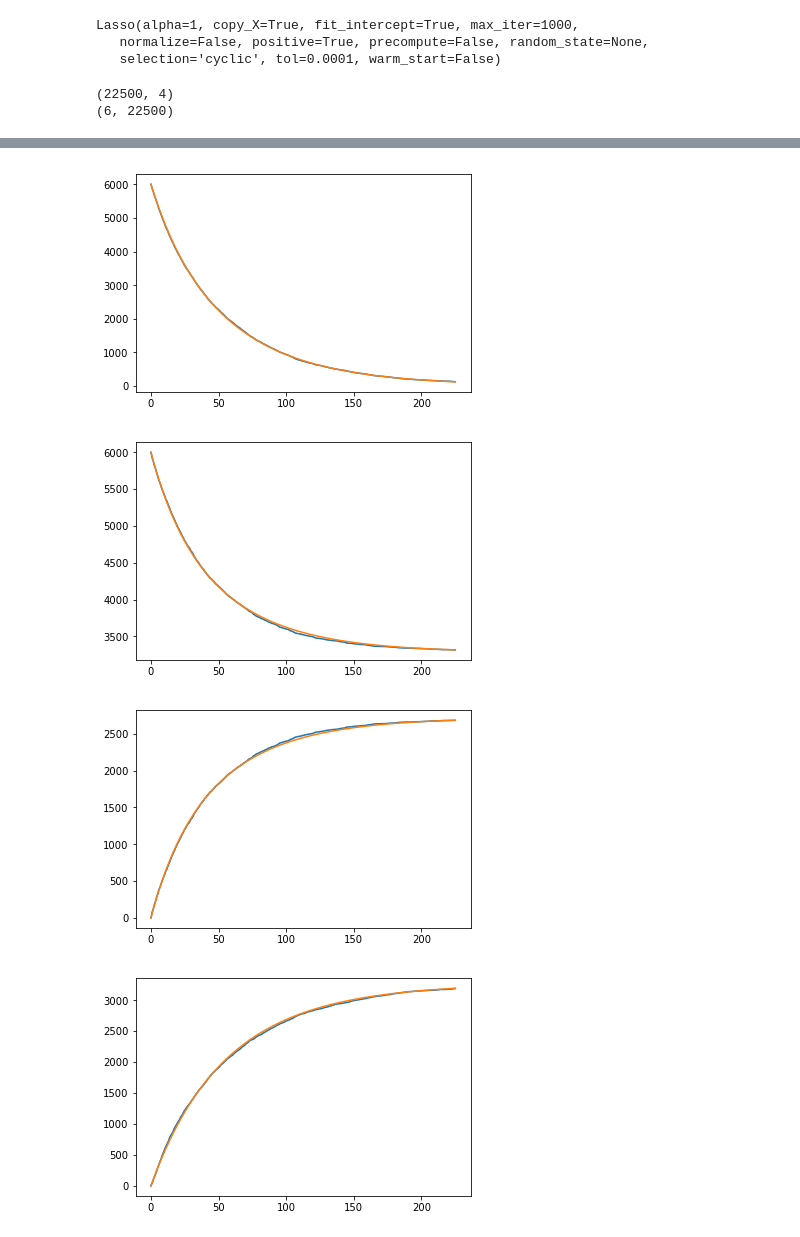
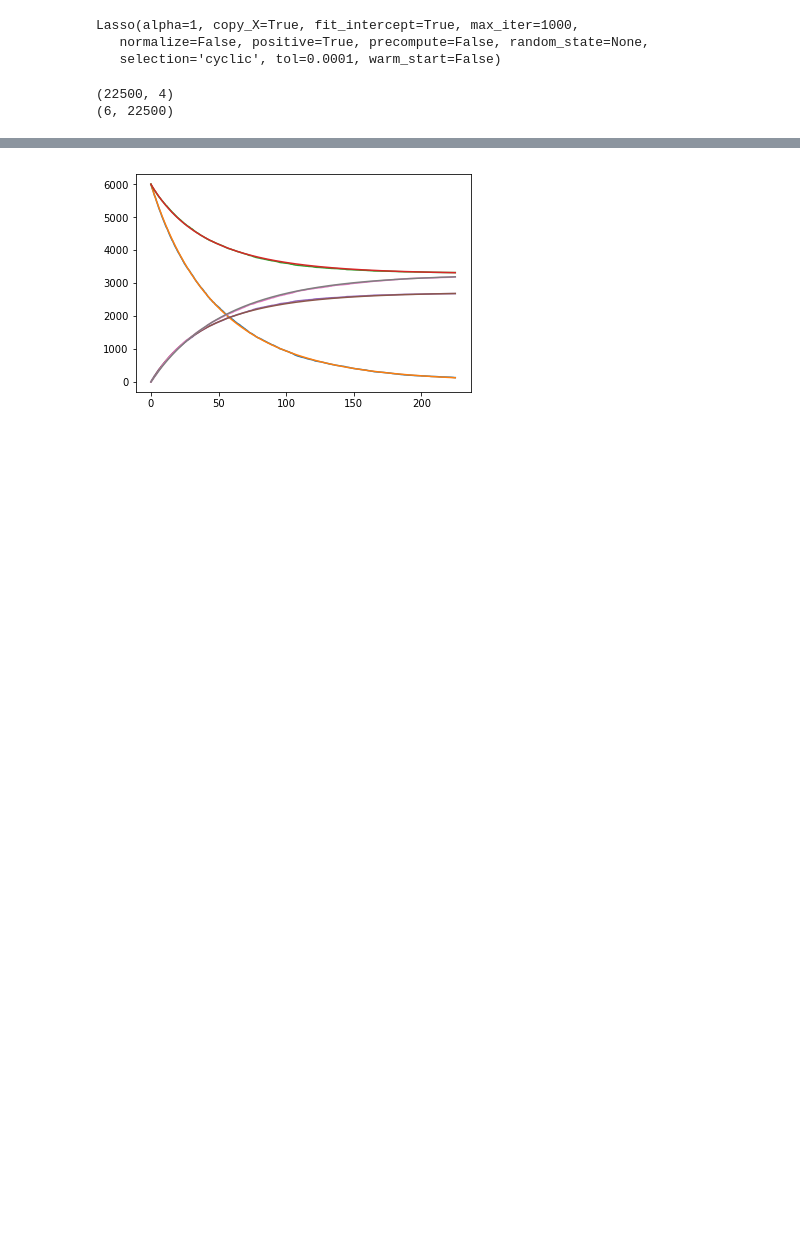
Before and after one commit to readdy/readdy_learn, a Jupyter notebook: analyze/analyze_simple.ipynb, the cells around one changed output, grey strips where cells are left out. Cells and saved outputs as stored; diff of their text form; code cells hidden in the pictures; blank space fills up the shorter version.

```diff
--- a/analyze/analyze_simple.ipynb
+++ b/analyze/analyze_simple.ipynb
@@ -241,8 +146,0 @@ xi = result.x
-# %%
-from scipy.integrate import odeint
-
-def fun(data, _):
-    theta = np.array([theta1(data), theta2(data), theta3(data), theta4(data)])
-    return np.matmul(xi, theta)
-
-num_solution = odeint(fun, counts[0], np.arange(0, n_timesteps*.01, .01))
@@ -287,5 +147,3 @@ theta5_ode = lambda x: np.array([x[3], 0, 0, -x[3]])
 # %%
-large_theta = np.array([theta1(counts), theta2(counts), theta3(counts), theta4(counts)])
+large_theta = np.array([f(counts) for f in thetas])
 large_theta = np.transpose(large_theta, axes=((2, 0, 1)))
-print(np.sum(large_theta))
-at.lasso_minimizer_objective_fun
@@ -299,12 +154,16 @@ large_theta.shape
 # %%
 import scipy.optimize as so
 
-bounds = ((0., None), (0., None), (0., None), (0., None))
-init_xi = np.array([.1] * large_theta.shape[1])
+bounds = [(0., None)]*n_basis_functions
+init_xi = np.array([.1] * n_basis_functions)
+iterations = []
 result = so.minimize(
     lambda x: at.lasso_minimizer_objective_fun(x, .001, large_theta/(4.*n_timesteps), dcounts_dt/(4.*n_timesteps)),
     init_xi,
     bounds=bounds,
-    callback=lambda x: print(x), tol=1e-16)
+    callback=lambda x: iterations.append(x),
+    tol=1e-16,
+    method='L-BFGS-B')
 xi = result.x
+print("coefficients: {}".format(xi))
 # %% [output]
@@ -332,17 +176,13 @@ import matplotlib.pyplot as plt
 from scipy.integrate import odeint
 
 def fun(data, _):
-    theta = np.array([theta1_ode(data), theta2_ode(data), theta3_ode(data), theta4_ode(data)])
+    theta = np.array([f(data) for f in thetas_ode])
     return np.matmul(xi, theta)
 
 num_solution = odeint(fun, counts[0], np.arange(0, n_timesteps*.01, .01))
 # %%
-for i in range(4):
+for i in range(n_species):
     plt.plot(np.arange(0, n_timesteps*.01, .01), counts[:,i])
     plt.plot(np.arange(0, n_timesteps*.01, .01), num_solution[:, i])
-    plt.show()
 # %% [output]
-[figure, old version]
+[figure, new version]
-[figure, removed]
-[figure, removed]
-[figure, removed]
```
Also changed, not shown: parts of 36 cells of this notebook.
